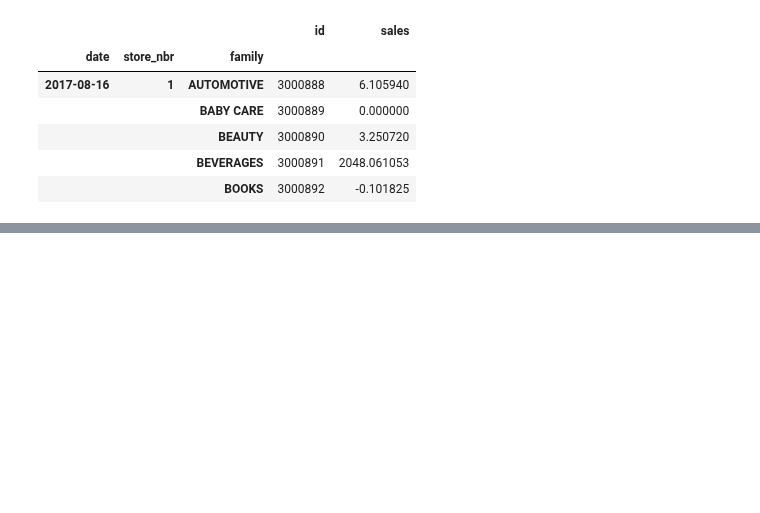
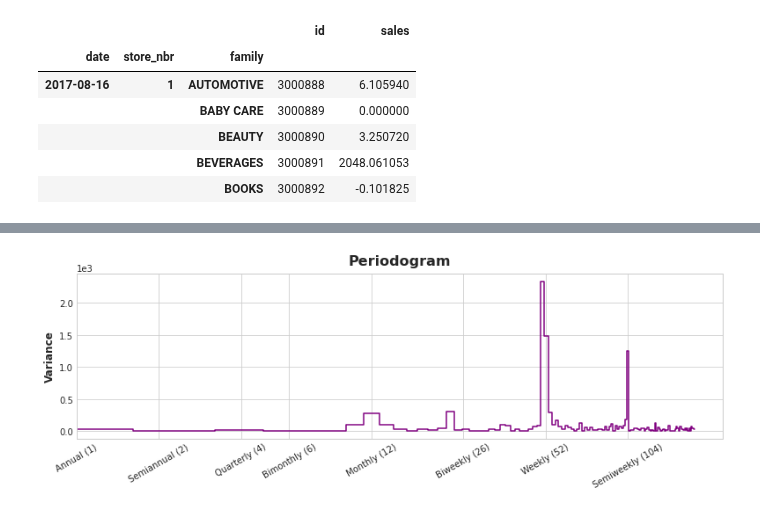
Before and after one commit to abhirup-ghosh/kaggle, a Jupyter notebook: store-sales-time-series-forecasting.ipynb, the cells around one changed output, grey strips where cells are left out. Cells and saved outputs as stored; diff of their text form; code cells hidden in the pictures; blank space fills up the shorter version.

```diff
--- a/store-sales-time-series-forecasting.ipynb
+++ b/store-sales-time-series-forecasting.ipynb
@@ -563,0 +590,4 @@ y_submit.head()
+# %%
+plot_periodogram(average_sales.loc['2017']);
+# %% [output]
+[figure, added]
```
Also changed, not shown: parts of 12 cells of this notebook.
